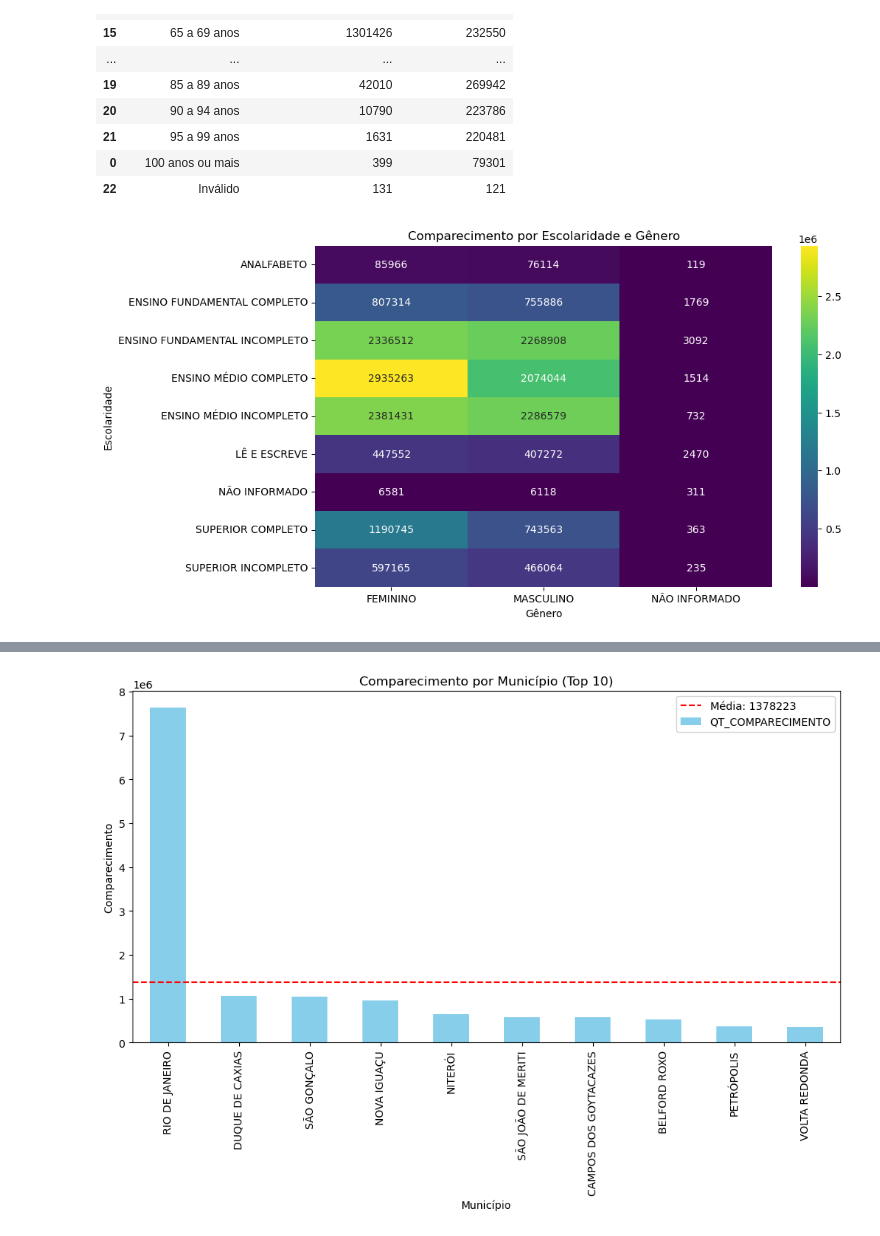
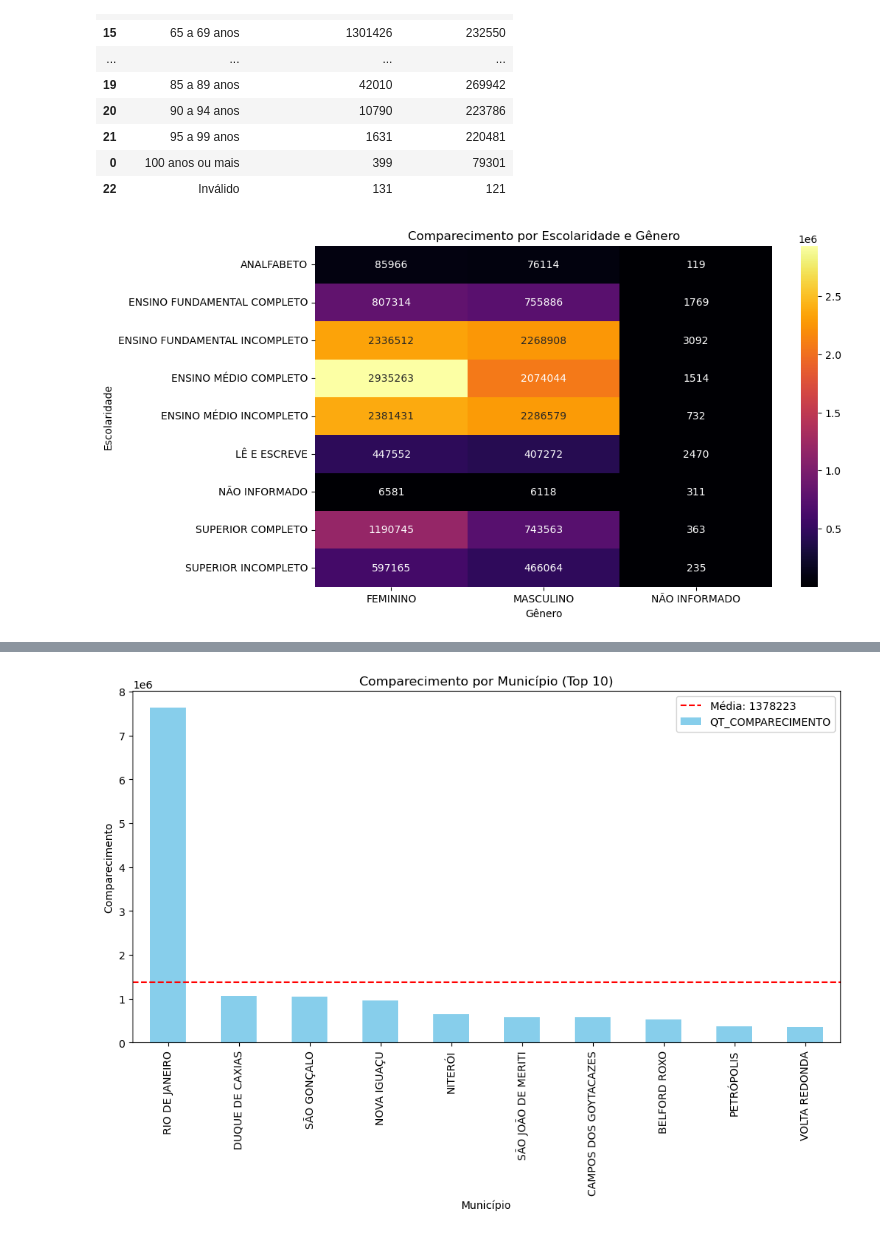
Before and after one commit to mt076/Projetos-, a Jupyter notebook: Projetos Python/Projeto Dados Comportamentais TSE/exploracao.ipynb, the cells around one changed output, grey strips where cells are left out. Cells and saved outputs as stored; diff of their text form; code cells hidden in the pictures.

```diff
--- a/Projetos Python/Projeto Dados Comportamentais TSE/exploracao.ipynb
+++ b/Projetos Python/Projeto Dados Comportamentais TSE/exploracao.ipynb
@@ -6,5 +5,5 @@ from sklearn.cluster import KMeans
 # %%
-data = pd.read_csv("C:/Users/conta/Downloads/perfil_comparecimento_abstencao_2022/perfil_comparecimento_abstencao_2022_RJ.csv", encoding="latin1", sep=";")
+data = pd.read_csv("C:/Users/conta/OneDrive/Desktop/Projetos-/Projetos Python/Projeto Dados Comportamentais TSE/Dados RJ Eleitores/Dados RJ Eleitores/perfil_comparecimento_abstencao_2022_RJ.csv", encoding="latin1", sep=";")
 # %%
 data.head(5)
 # %% [output]
@@ -158,16 +173,16 @@ faixa_etaria.sort_values(by='QT_COMPARECIMENTO', ascending=False).head(30)
 # %%
 grafico1 = data.pivot_table(
     index='DS_GRAU_ESCOLARIDADE',
     columns='DS_GENERO',
     values='QT_COMPARECIMENTO',
     aggfunc='sum'
 )
 
 plt.figure(figsize=(10,6))
-sns.heatmap(grafico1, annot=True, fmt=".0f", cmap="viridis")
+sns.heatmap(grafico1, annot=True, fmt=".0f", cmap="inferno")
 plt.title('Comparecimento por Escolaridade e Gênero')
 plt.ylabel('Escolaridade')
 plt.xlabel('Gênero')
 plt.show()
 # %% [output]
-[figure, old version]
+[figure, new version]
```
Also changed, not shown: parts of 8 cells of this notebook, 5 other files.
